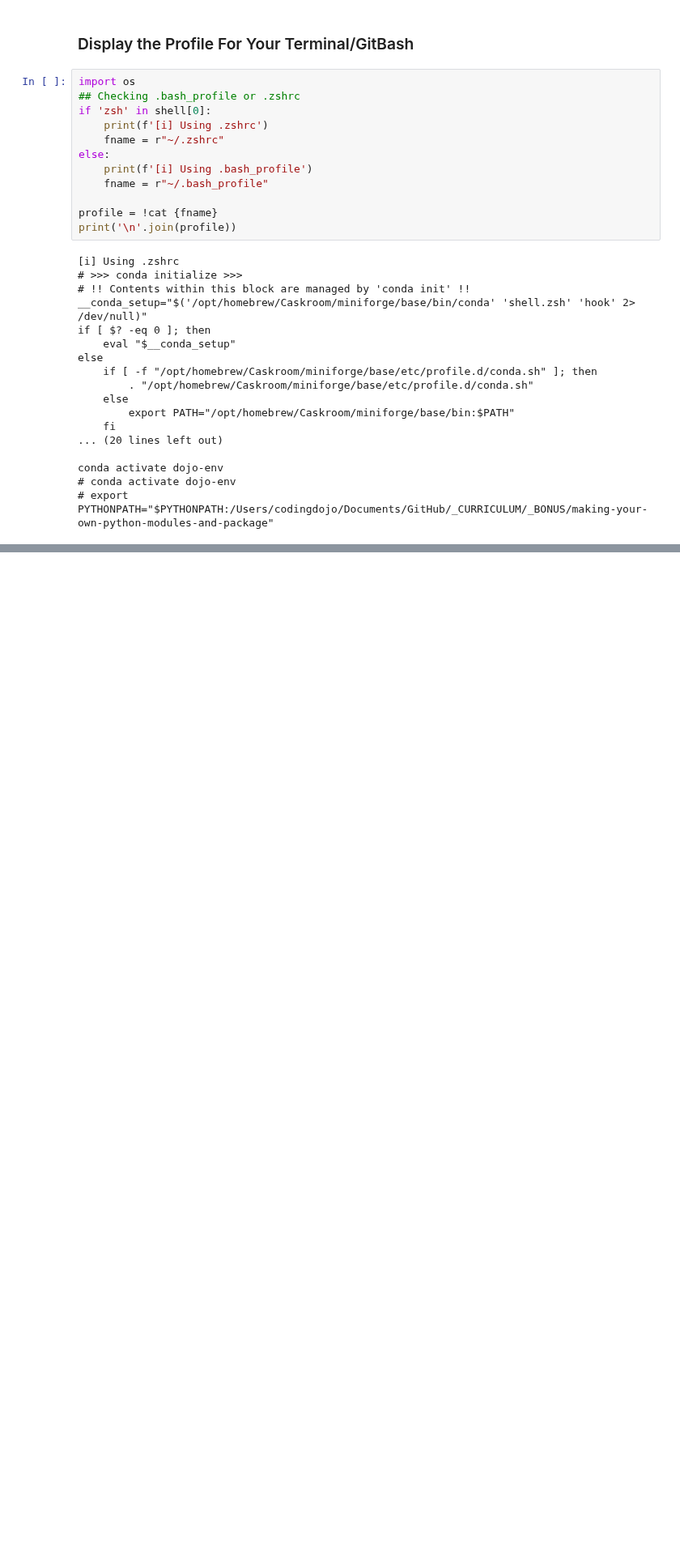
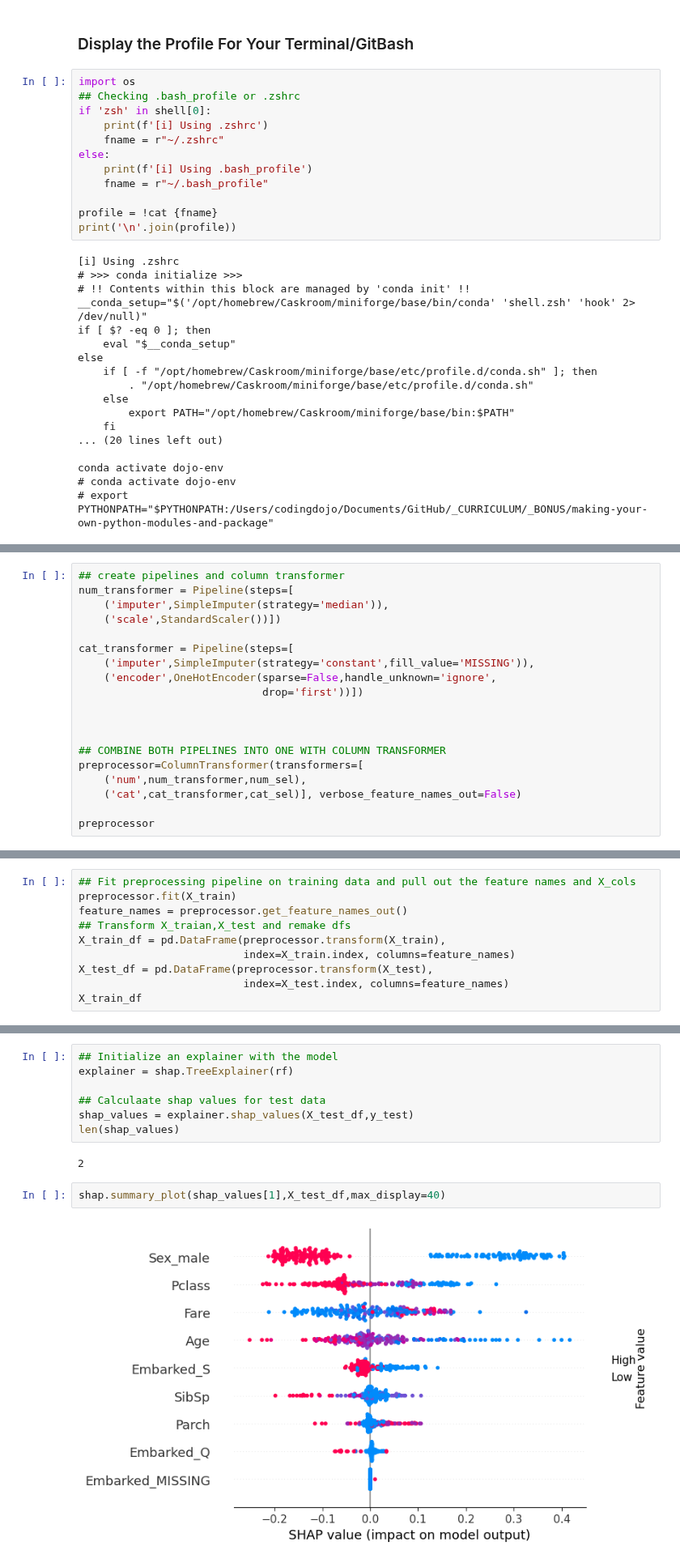
Before and after one commit to coding-dojo-data-science/dojo-env-setup, a Jupyter notebook: EnvironmentTester-py38.ipynb, the cells around one changed output, grey strips where cells are left out. Shown at 81% size. Drawn from its saved outputs; the diff is of its cells as text; blank space fills up the shorter version.

```diff
--- a/EnvironmentTester-py38.ipynb
+++ b/EnvironmentTester-py38.ipynb
@@ -257,0 +337,19 @@ conda activate dojo-env
+# %%
+## create pipelines and column transformer
+num_transformer = Pipeline(steps=[
+    ('imputer',SimpleImputer(strategy='median')),
+    ('scale',StandardScaler())])
+
+cat_transformer = Pipeline(steps=[
+    ('imputer',SimpleImputer(strategy='constant',fill_value='MISSING')),
+    ('encoder',OneHotEncoder(sparse=False,handle_unknown='ignore',
+                             drop='first'))])
+
+
+
+## COMBINE BOTH PIPELINES INTO ONE WITH COLUMN TRANSFORMER
+preprocessor=ColumnTransformer(transformers=[
+    ('num',num_transformer,num_sel),
+    ('cat',cat_transformer,cat_sel)], verbose_feature_names_out=False)
+
+preprocessor
@@ -257,0 +372,10 @@ conda activate dojo-env
+# %%
+## Fit preprocessing pipeline on training data and pull out the feature names and X_cols
+preprocessor.fit(X_train)
+feature_names = preprocessor.get_feature_names_out()
+## Transform X_traian,X_test and remake dfs
+X_train_df = pd.DataFrame(preprocessor.transform(X_train),
+                          index=X_train.index, columns=feature_names)
+X_test_df = pd.DataFrame(preprocessor.transform(X_test),
+                          index=X_test.index, columns=feature_names)
+X_train_df
@@ -257,0 +463,13 @@ conda activate dojo-env
+# %%
+## Initialize an explainer with the model
+explainer = shap.TreeExplainer(rf)
+
+## Calculaate shap values for test data
+shap_values = explainer.shap_values(X_test_df,y_test)
+len(shap_values)
+# %% [output]
+2
+# %%
+shap.summary_plot(shap_values[1],X_test_df,max_display=40)
+# %% [output]
+[figure, added]
```
Also changed, not shown: parts of 19 cells of this notebook, 1 other file.
